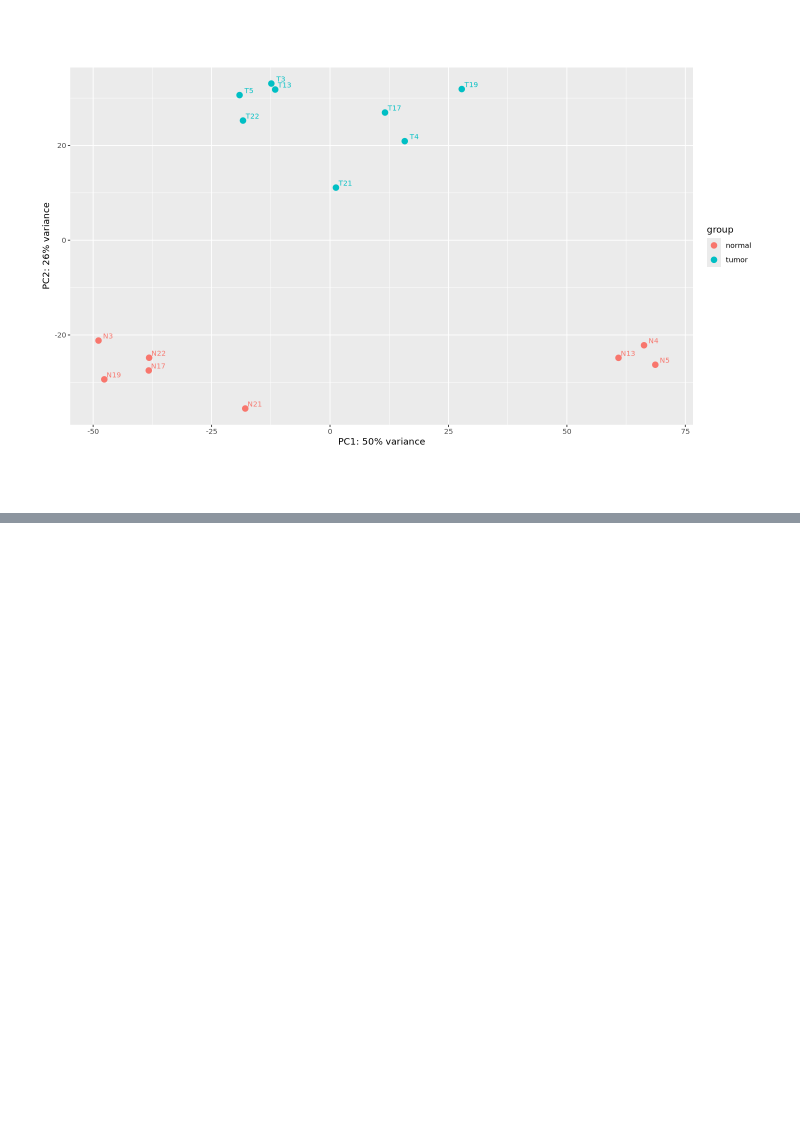
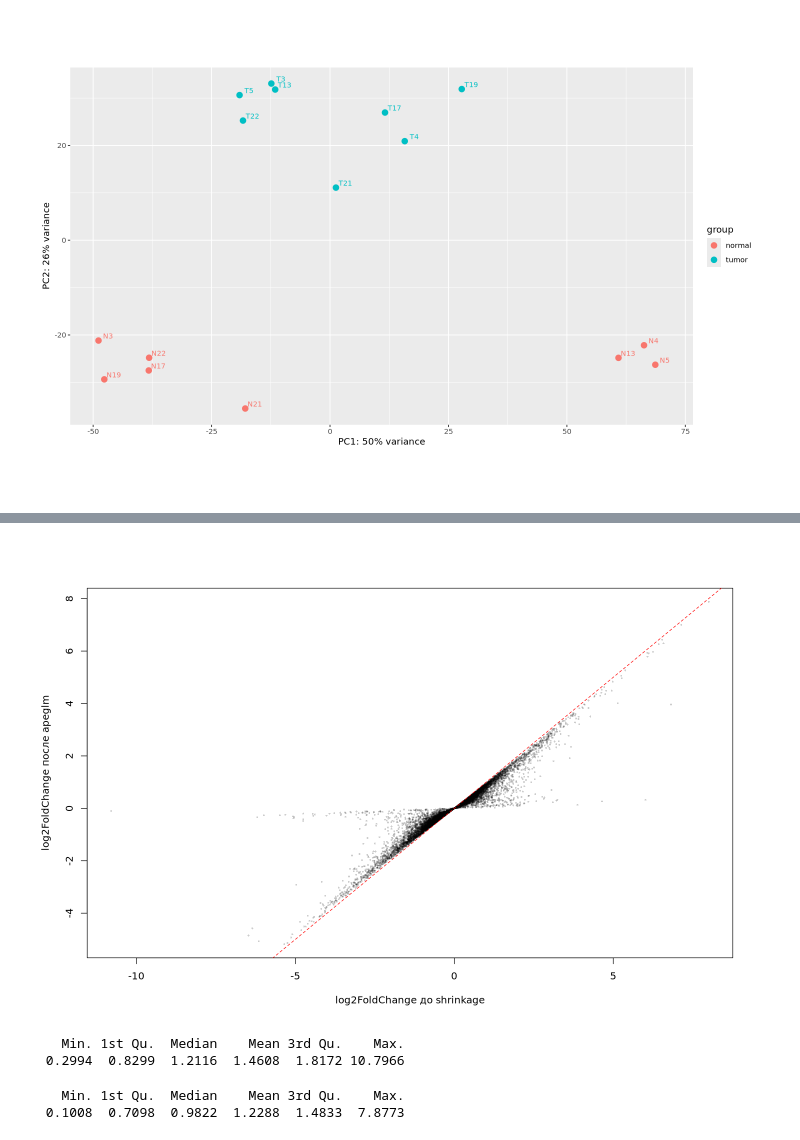
Before and after one commit to AnKraeva/esophageal-cancer-rnaseq, a Jupyter notebook: DESeq.ipynb, the cells around one changed output, grey strips where cells are left out. Cells and saved outputs as stored; diff of their text form; code cells hidden in the pictures; blank space fills up the shorter version.

Commit message:
Add differential expression results and apeglm shrinkage to notebook and README

```diff
--- a/01_tximport.ipynb
+++ b/DESeq.ipynb
@@ -358,0 +355,3 @@ using ntop=500 top features by variance
+# %%
+#  разброс и эффект условия для каждого гена
+dds_de <- DESeq(dds_filtered)
@@ -358,0 +381,9 @@ using ntop=500 top features by variance
+# %%
+# результаты для опухоли относительно нормы
+res <- results(
+  dds_de,
+  contrast = c("condition", "tumor", "normal"),
+  alpha = 0.05
+)
+
+as.data.frame(head(res))
@@ -358,0 +466,8 @@ using ntop=500 top features by variance
+# %%
+# уточняем log2FoldChange методом apeglm для всех проанализированных генов
+res_shrunk <- lfcShrink(
+  dds_de,
+  coef = "condition_tumor_vs_normal",
+  res = res,
+  type = "apeglm"
+)
@@ -358,0 +519,28 @@ using ntop=500 top features by variance
+# %%
+# сравним эффекты до и после shrinkage
+plot(
+  res$log2FoldChange,
+  res_shrunk$log2FoldChange,
+  xlab = "log2FoldChange до shrinkage",
+  ylab = "log2FoldChange после apeglm",
+  pch = 16,
+  cex = 0.4,
+  col = rgb(0, 0, 0, 0.2)
+)
+
+# Линия, на которой исходная и новая оценки совпадают
+abline(a = 0, b = 1, col = "red", lty = 2)
+# %% [output]
+[figure, added]
+# %%
+# сводка по величине изменений среди значимых генов до коррекции
+summary(abs(res_sig$log2FoldChange))
+# %% [output]
+   Min. 1st Qu.  Median    Mean 3rd Qu.    Max.
+ 0.2994  0.8299  1.2116  1.4608  1.8172 10.7966
+# %%
+# сводка скорректированных эффектов для ранее отобранных значимых генов
+summary(abs(res_shrunk[rownames(res_sig), "log2FoldChange"]))
+# %% [output]
+   Min. 1st Qu.  Median    Mean 3rd Qu.    Max.
+ 0.1008  0.7098  0.9822  1.2288  1.4833  7.8773
```
Also changed, not shown: parts of 21 cells of this notebook, 1 other file.
